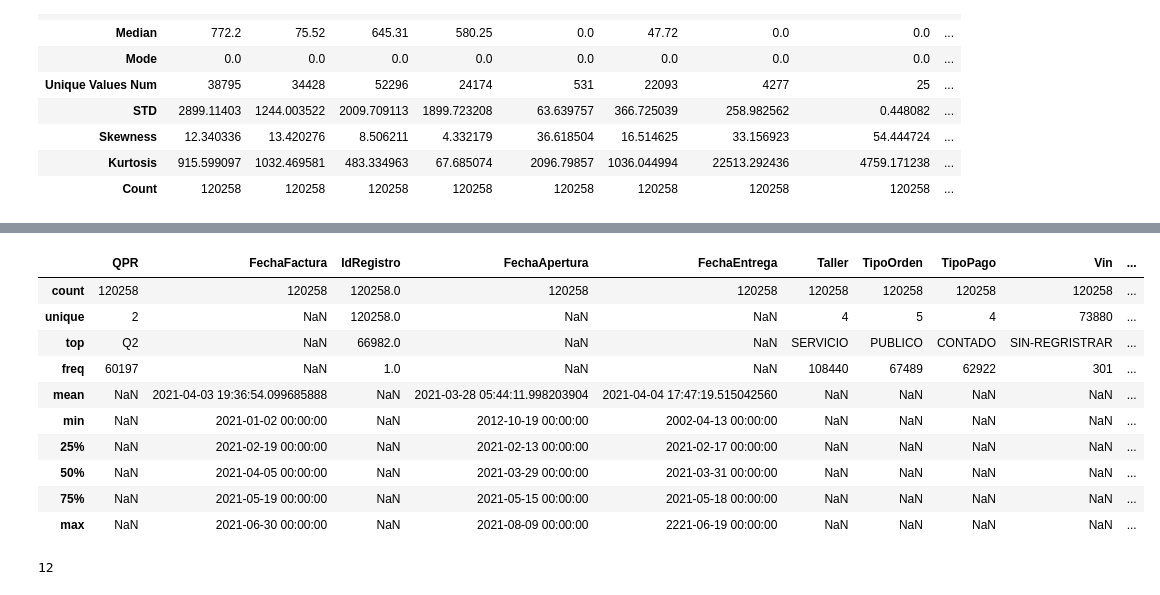
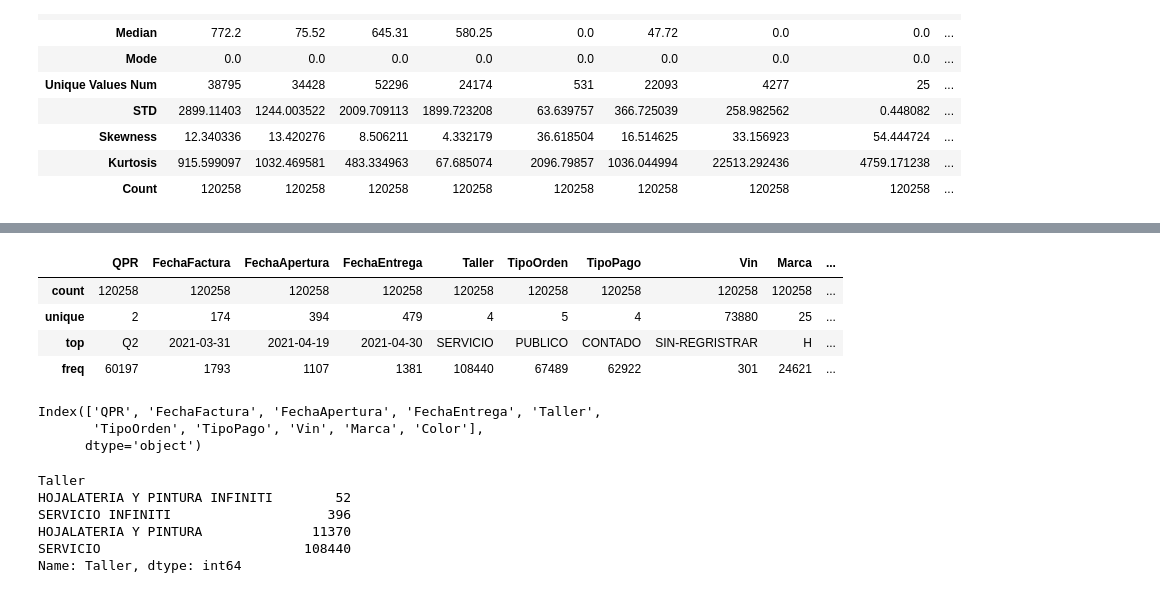
Before and after one commit to DRPproton/dealer_analysis, a Jupyter notebook: prueba.ipynb, the cells around one changed output, grey strips where cells are left out. Saved outputs shown, nothing was run; the diff lists cells and outputs as text; code cells hidden in the pictures.

```diff
--- a/prueba.ipynb
+++ b/prueba.ipynb
@@ -379,6 +379,8 @@ df_num_clean.isnull().sum().sum()
 - No nul values, data listo para analisys
 # %%
 df_num_clean.to_csv('clean_data.csv', index=False)
+# %%
+data = pd.read_csv('clean_data.csv')
 # %% [markdown]
 ## Analysis
 # %%
@@ -416,18 +418,23 @@ df_num_clean.hist(figsize=(20,20));
 # %%
-df_num_clean.describe(exclude='number')
+data.describe(exclude='number')
 # %% [output]
-|  | QPR | FechaFactura | IdRegistro | FechaApertura | FechaEntrega | Taller | TipoOrden | TipoPago | Vin | ... |
-| count | 120258 | 120258 | 120258.0 | 120258 | 120258 | 120258 | 120258 | 120258 | 120258 | ... |
-| unique | 2 | NaN | 120258.0 | NaN | NaN | 4 | 5 | 4 | 73880 | ... |
-| top | Q2 | NaN | 66982.0 | NaN | NaN | SERVICIO | PUBLICO | CONTADO | SIN-REGRISTRAR | ... |
-| freq | 60197 | NaN | 1.0 | NaN | NaN | 108440 | 67489 | 62922 | 301 | ... |
-| mean | NaN | 2021-04-03 19:36:54.099685888 | NaN | 2021-03-28 05:44:11.998203904 | 2021-04-04 17:47:19.515042560 | NaN | NaN | NaN | NaN | ... |
-| min | NaN | 2021-01-02 00:00:00 | NaN | 2012-10-19 00:00:00 | 2002-04-13 00:00:00 | NaN | NaN | NaN | NaN | ... |
-| 25% | NaN | 2021-02-19 00:00:00 | NaN | 2021-02-13 00:00:00 | 2021-02-17 00:00:00 | NaN | NaN | NaN | NaN | ... |
-| 50% | NaN | 2021-04-05 00:00:00 | NaN | 2021-03-29 00:00:00 | 2021-03-31 00:00:00 | NaN | NaN | NaN | NaN | ... |
-| 75% | NaN | 2021-05-19 00:00:00 | NaN | 2021-05-15 00:00:00 | 2021-05-18 00:00:00 | NaN | NaN | NaN | NaN | ... |
-| max | NaN | 2021-06-30 00:00:00 | NaN | 2021-08-09 00:00:00 | 2221-06-19 00:00:00 | NaN | NaN | NaN | NaN | ... |
+|  | QPR | FechaFactura | FechaApertura | FechaEntrega | Taller | TipoOrden | TipoPago | Vin | Marca | ... |
+| count | 120258 | 120258 | 120258 | 120258 | 120258 | 120258 | 120258 | 120258 | 120258 | ... |
+| unique | 2 | 174 | 394 | 479 | 4 | 5 | 4 | 73880 | 25 | ... |
+| top | Q2 | 2021-03-31 | 2021-04-19 | 2021-04-30 | SERVICIO | PUBLICO | CONTADO | SIN-REGRISTRAR | H | ... |
+| freq | 60197 | 1793 | 1107 | 1381 | 108440 | 67489 | 62922 | 301 | 24621 | ... |
-# %%
-cat_column_list = #
-# %% [output]
-12
+# %%
+data.describe(exclude='number').columns
+# %% [output]
+Index(['QPR', 'FechaFactura', 'FechaApertura', 'FechaEntrega', 'Taller',
+       'TipoOrden', 'TipoPago', 'Vin', 'Marca', 'Color'],
+      dtype='object')
+# %%
+data.groupby('Taller')['Taller'].count().sort_values()
+# %% [output]
+Taller
+HOJALATERIA Y PINTURA INFINITI        52
+SERVICIO INFINITI                    396
+HOJALATERIA Y PINTURA              11370
+SERVICIO                          108440
+Name: Taller, dtype: int64
```
Also changed, not shown: parts of 39 cells of this notebook, 1 other file.
